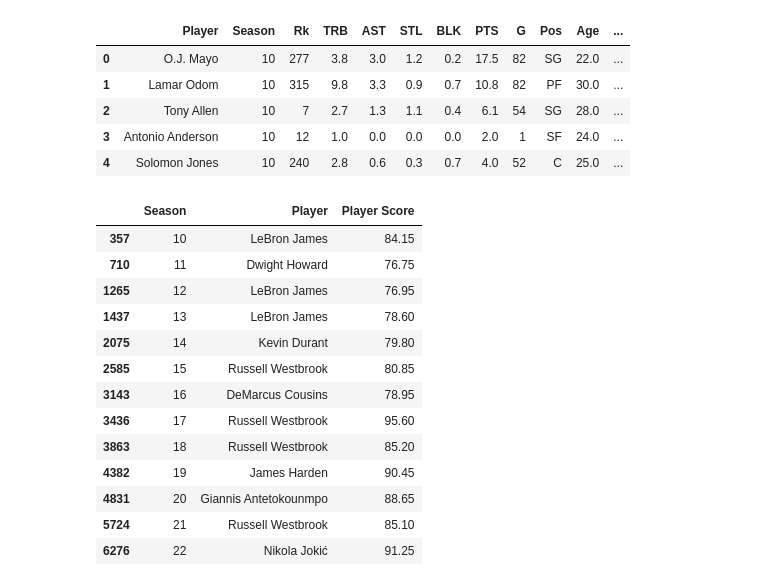
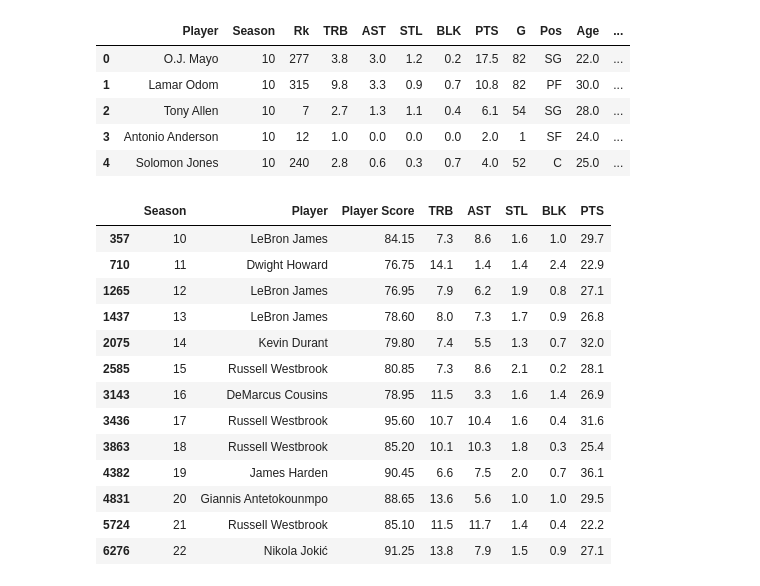
Before and after one commit to husker01/IS445_Final_Project, a Jupyter notebook: IS445_Li_Luwei_Individual.ipynb, the cells around one changed output. Saved outputs shown, nothing was run; the diff lists cells and outputs as text; code cells hidden in the pictures.

```diff
--- a/IS445_Li_Luwei_Individual.ipynb
+++ b/IS445_Li_Luwei_Individual.ipynb
@@ -162,47 +164,38 @@ sorted_data.head()
 # %%
 # Define the weights
 weights = {
     "PTS": 1.5,
     "TRB": 2,
     "AST": 2,
     "STL": 3,
     "BLK": 3
 }
 
 # Calculate the Player Score for each row
 sorted_data["Player Score"] = (
     sorted_data["PTS"] * weights["PTS"] +
     sorted_data["TRB"] * weights["TRB"] +
     sorted_data["AST"] * weights["AST"] +
     sorted_data["STL"] * weights["STL"] +
     sorted_data["BLK"] * weights["BLK"]
 )
-# # Re-add the 'Season' column based on the Player and Rk columns in the original dataset
-# season_mapping = filtered_nba_data.drop_duplicates(subset=['Player', 'Rk'])[['Player', 'Rk', 'Season']]
-# sorted_data = pd.merge(sorted_data, season_mapping, on=['Player', 'Rk'], how='left')
-#
-# # Determine the best player for each season again
-# best_players = sorted_data.loc[sorted_data.groupby("Season")["Player Score"].idxmax()][["Season", "Player", "Player Score"]]
-#
-# best_players
-
 
 # Determine the best player for each season
-best_players = sorted_data.loc[sorted_data.groupby("Season")["Player Score"].idxmax()][["Season", "Player", "Player Score"]]
+best_players = sorted_data.loc[sorted_data.groupby("Season")["Player Score"].idxmax()][["Season", "Player", "Player Score", "TRB", "AST", "STL", "BLK", "PTS"]]
 
 best_players
 # %% [output]
-|  | Season | Player | Player Score |
-| 357 | 10 | LeBron James | 84.15 |
-| 710 | 11 | Dwight Howard | 76.75 |
-| 1265 | 12 | LeBron James | 76.95 |
-| 1437 | 13 | LeBron James | 78.60 |
-| 2075 | 14 | Kevin Durant | 79.80 |
-| 2585 | 15 | Russell Westbrook | 80.85 |
-| 3143 | 16 | DeMarcus Cousins | 78.95 |
-| 3436 | 17 | Russell Westbrook | 95.60 |
-| 3863 | 18 | Russell Westbrook | 85.20 |
-| 4382 | 19 | James Harden | 90.45 |
-| 4831 | 20 | Giannis Antetokounmpo | 88.65 |
-| 5724 | 21 | Russell Westbrook | 85.10 |
-| 6276 | 22 | Nikola Jokić | 91.25 |
+|  | Season | Player | Player Score | TRB | AST | STL | BLK | PTS |
+| 357 | 10 | LeBron James | 84.15 | 7.3 | 8.6 | 1.6 | 1.0 | 29.7 |
+| 710 | 11 | Dwight Howard | 76.75 | 14.1 | 1.4 | 1.4 | 2.4 | 22.9 |
+| 1265 | 12 | LeBron James | 76.95 | 7.9 | 6.2 | 1.9 | 0.8 | 27.1 |
+| 1437 | 13 | LeBron James | 78.60 | 8.0 | 7.3 | 1.7 | 0.9 | 26.8 |
+| 2075 | 14 | Kevin Durant | 79.80 | 7.4 | 5.5 | 1.3 | 0.7 | 32.0 |
+| 2585 | 15 | Russell Westbrook | 80.85 | 7.3 | 8.6 | 2.1 | 0.2 | 28.1 |
+| 3143 | 16 | DeMarcus Cousins | 78.95 | 11.5 | 3.3 | 1.6 | 1.4 | 26.9 |
+| 3436 | 17 | Russell Westbrook | 95.60 | 10.7 | 10.4 | 1.6 | 0.4 | 31.6 |
+| 3863 | 18 | Russell Westbrook | 85.20 | 10.1 | 10.3 | 1.8 | 0.3 | 25.4 |
+| 4382 | 19 | James Harden | 90.45 | 6.6 | 7.5 | 2.0 | 0.7 | 36.1 |
+| 4831 | 20 | Giannis Antetokounmpo | 88.65 | 13.6 | 5.6 | 1.0 | 1.0 | 29.5 |
+| 5724 | 21 | Russell Westbrook | 85.10 | 11.5 | 11.7 | 1.4 | 0.4 | 22.2 |
+| 6276 | 22 | Nikola Jokić | 91.25 | 13.8 | 7.9 | 1.5 | 0.9 | 27.1 |
```
Also changed, not shown: parts of 2 cells of this notebook.
